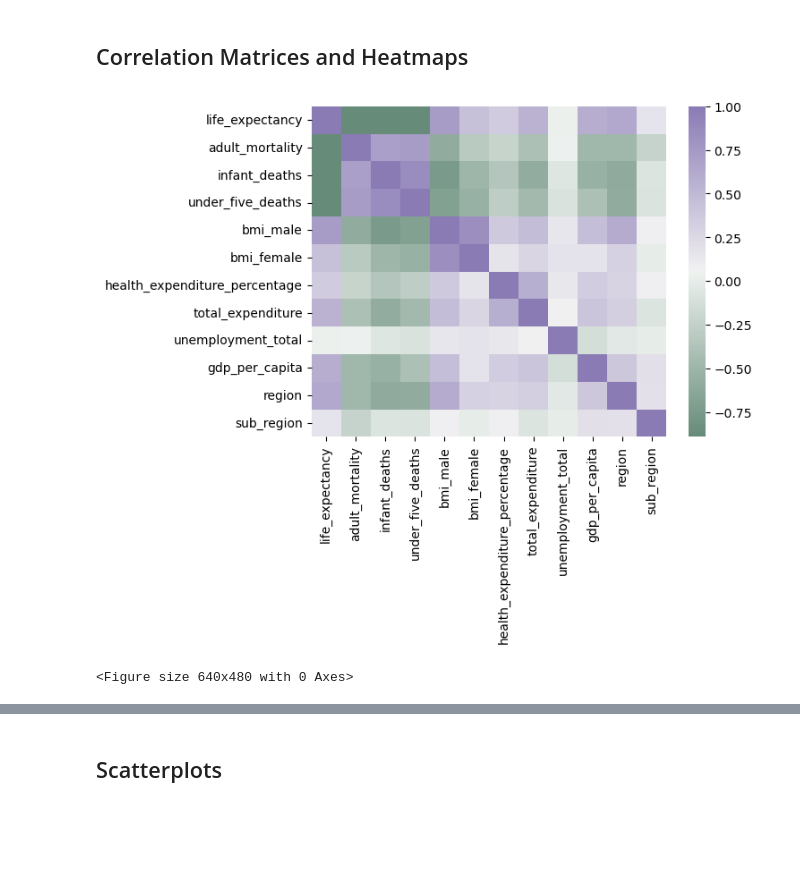
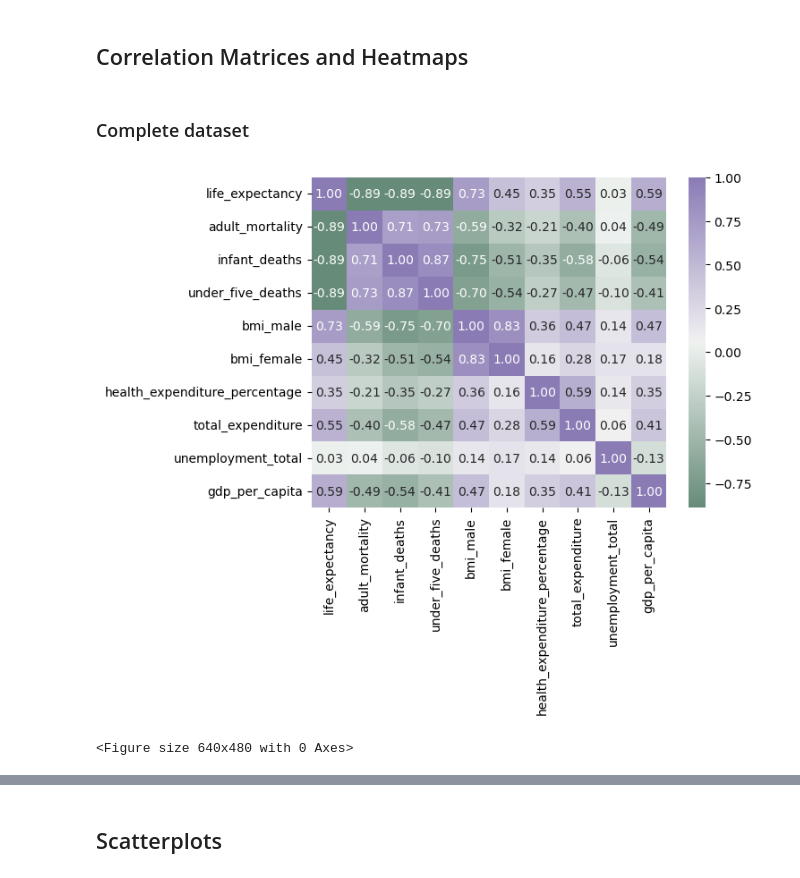
Before and after one commit to WVDevCode/Life_Expectancy_and_GDP, a Jupyter notebook: Notebooks/EDA.ipynb, the cells around one changed output, grey strips where cells are left out. Cells and saved outputs as stored; diff of their text form; code cells hidden in the pictures; blank space fills up the shorter version.

```diff
--- a/Notebooks/EDA.ipynb
+++ b/Notebooks/EDA.ipynb
@@ -105,24 +105,28 @@ There are 26 unique countries in the 20 highest grossing counries per capita ran
 There are 30 unique countries in the 20 lowest grossing counries per capita range from 2000 to 2015
 # %% [markdown]
 ## Correlation Matrices and Heatmaps
+# %% [markdown]
+### Complete dataset
 # %%
 # Dropping countries with missing values for columns adult_mortality, infant_deaths, under_five_deaths, health_expenditure_percentage, total_expenditure or unemployment_total does not affect correlation
 #na_countries = ['Côte d\'Ivoire', 'Netherlands', 'The former Yugoslav republic of Macedonia', 'Turkey']
 #life_expectancy_heatmap = life_expectancy[~(life_expectancy['country'].isin(na_countries))]
 
 
 life_expectancy_temp = life_expectancy.copy()
-life_expectancy_temp['sub_region'] = LabelEncoder().fit_transform(life_expectancy_temp['sub_region'])
-life_expectancy_temp['region'] = LabelEncoder().fit_transform(life_expectancy_temp['region'])
-life_expectancy_temp['sub_region'] = life_expectancy_temp['sub_region'].astype('float64')
-life_expectancy_temp['region'] = life_expectancy_temp['region'].astype('float64')
+
+# region and sub-region categories don't show significant correlation
+# life_expectancy_temp['sub_region'] = LabelEncoder().fit_transform(life_expectancy_temp['sub_region'])
+# life_expectancy_temp['region'] = LabelEncoder().fit_transform(life_expectancy_temp['region'])
+# life_expectancy_temp['sub_region'] = life_expectancy_temp['sub_region'].astype('float64')
+# life_expectancy_temp['region'] = life_expectancy_temp['region'].astype('float64')
 
 life_expectancy_heatmap = life_expectancy_temp.select_dtypes('float64')
 
 colors = sns.diverging_palette(150, 275, s=40, l=55, as_cmap=True)
-sns.heatmap(life_expectancy_heatmap.corr(),cmap=colors, robust=False)
+sns.heatmap(life_expectancy_heatmap.corr(), annot=True, fmt=".2f", cmap=colors, robust=False)
 plt.show()
 plt.clf()
 # %% [output]
-[figure, old version]
+[figure, new version]
 <Figure size 640x480 with 0 Axes>
```
Also changed, not shown: parts of 17 cells of this notebook, 28 other files.
